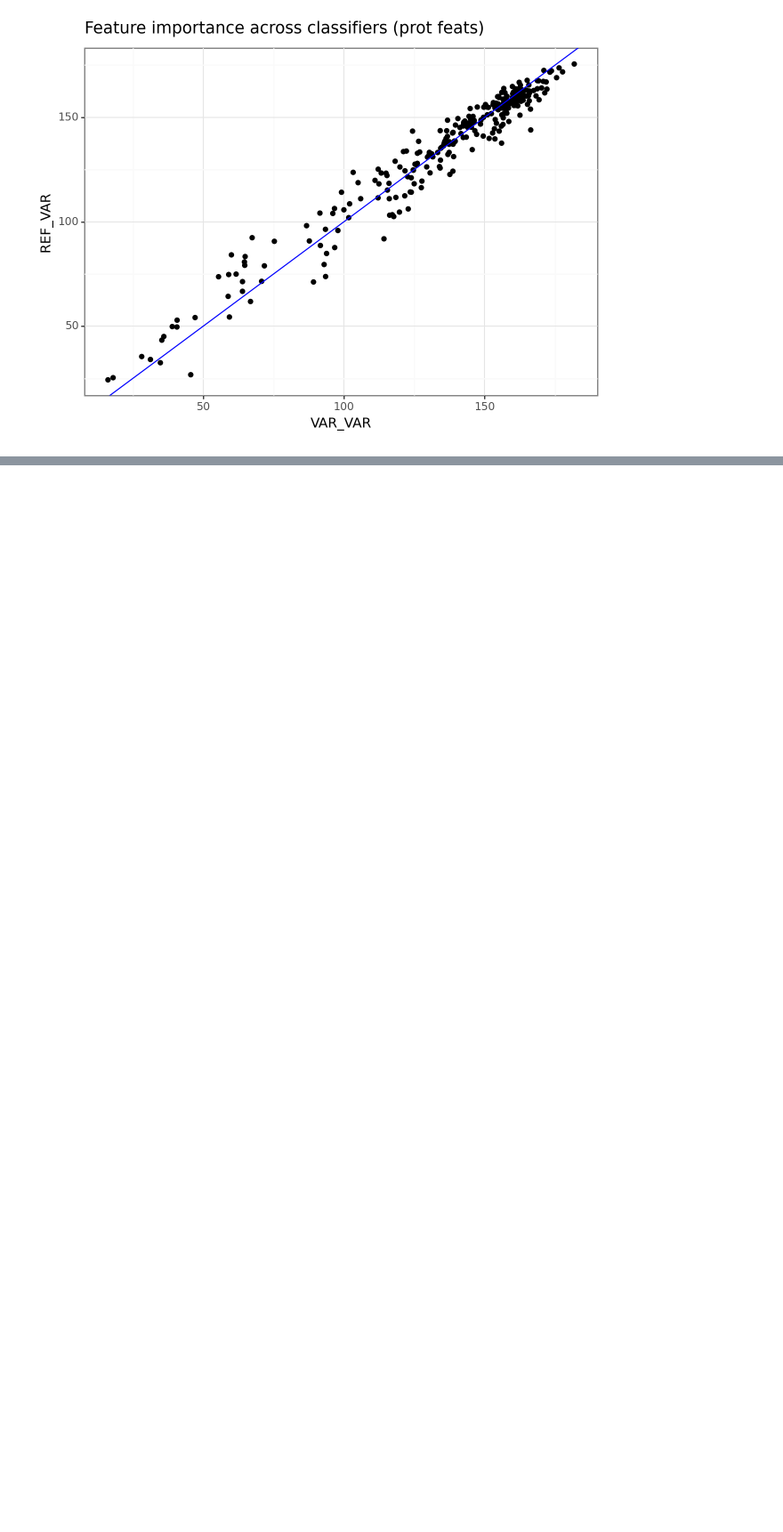
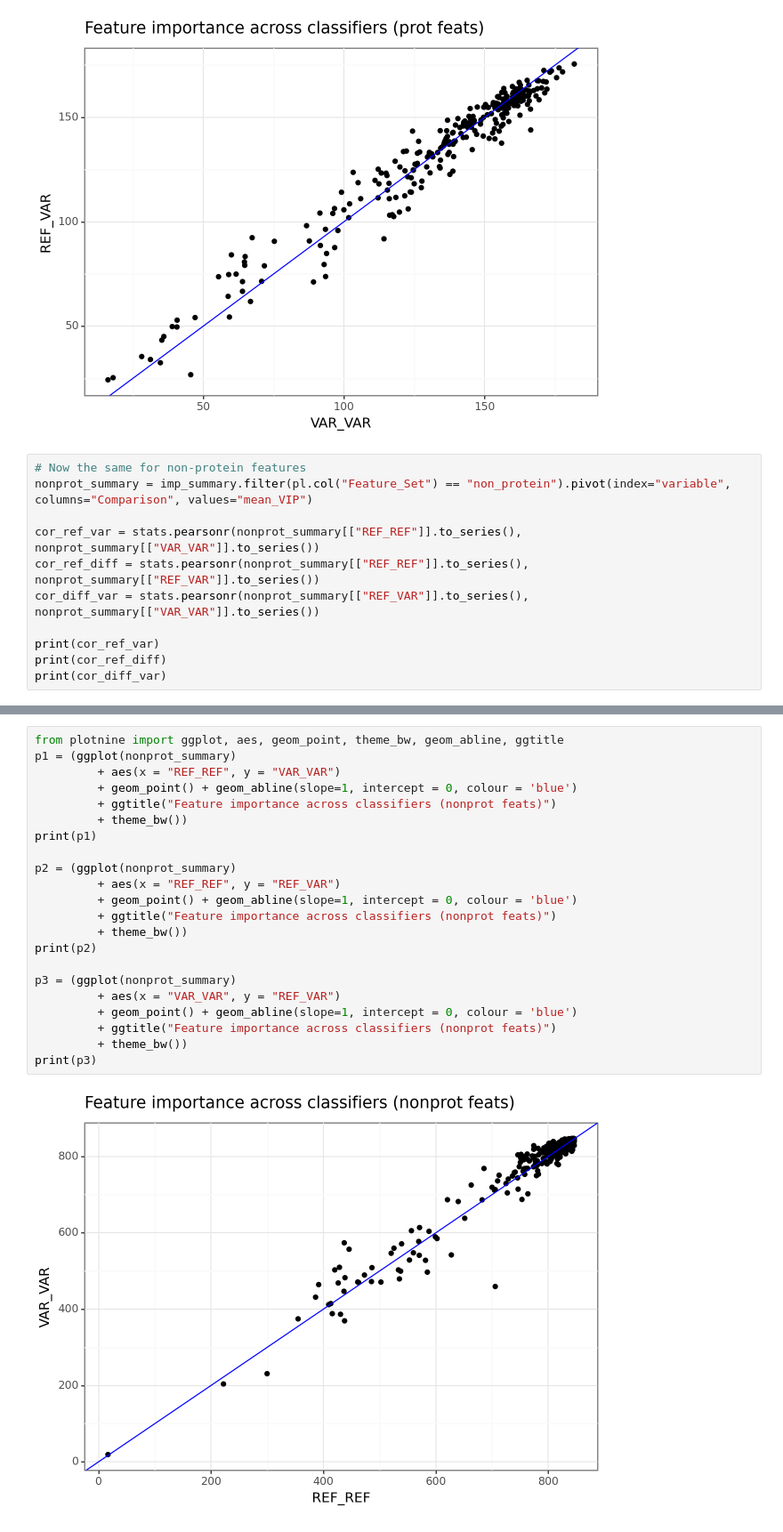
Before and after one commit to runxi-shen/2021_09_01_VarChAMP, a Jupyter notebook: 7.downstream_analysis_jess/notebooks/well_position.ipynb, the cells around one changed output, grey strips where cells are left out. Shown: that part at 89% size. Cells and saved outputs as stored; diff of their text form; blank space fills up the shorter version.

Commit message:
add classif scenario 3

```diff
--- a/7.downstream_analysis_jess/notebooks/well_position.ipynb
+++ b/7.downstream_analysis_jess/notebooks/well_position.ipynb
@@ -131,3 +126,14 @@ print(p3)
 [figure]
 [figure]
 [figure]
+# %%
+# Now the same for non-protein features
+nonprot_summary = imp_summary.filter(pl.col("Feature_Set") == "non_protein").pivot(index="variable", columns="Comparison", values="mean_VIP")
+
+cor_ref_var = stats.pearsonr(nonprot_summary[["REF_REF"]].to_series(), nonprot_summary[["VAR_VAR"]].to_series())
+cor_ref_diff = stats.pearsonr(nonprot_summary[["REF_REF"]].to_series(), nonprot_summary[["REF_VAR"]].to_series())
+cor_diff_var = stats.pearsonr(nonprot_summary[["REF_VAR"]].to_series(), nonprot_summary[["VAR_VAR"]].to_series())
+
+print(cor_ref_var)
+print(cor_ref_diff)
+print(cor_diff_var)
@@ -133,0 +144,24 @@ print(p3)
+# %%
+from plotnine import ggplot, aes, geom_point, theme_bw, geom_abline, ggtitle
+p1 = (ggplot(nonprot_summary)
+         + aes(x = "REF_REF", y = "VAR_VAR")
+         + geom_point() + geom_abline(slope=1, intercept = 0, colour = 'blue')
+         + ggtitle("Feature importance across classifiers (nonprot feats)")
+         + theme_bw())
+print(p1)
+
+p2 = (ggplot(nonprot_summary)
+         + aes(x = "REF_REF", y = "REF_VAR")
+         + geom_point() + geom_abline(slope=1, intercept = 0, colour = 'blue')
+         + ggtitle("Feature importance across classifiers (nonprot feats)")
+         + theme_bw())
+print(p2)
+
+p3 = (ggplot(nonprot_summary)
+         + aes(x = "VAR_VAR", y = "REF_VAR")
+         + geom_point() + geom_abline(slope=1, intercept = 0, colour = 'blue')
+         + ggtitle("Feature importance across classifiers (nonprot feats)")
+         + theme_bw())
+print(p3)
+# %% [output]
+[figure, added]
```
Also changed, not shown: parts of 6 cells of this notebook, 1 other file.
